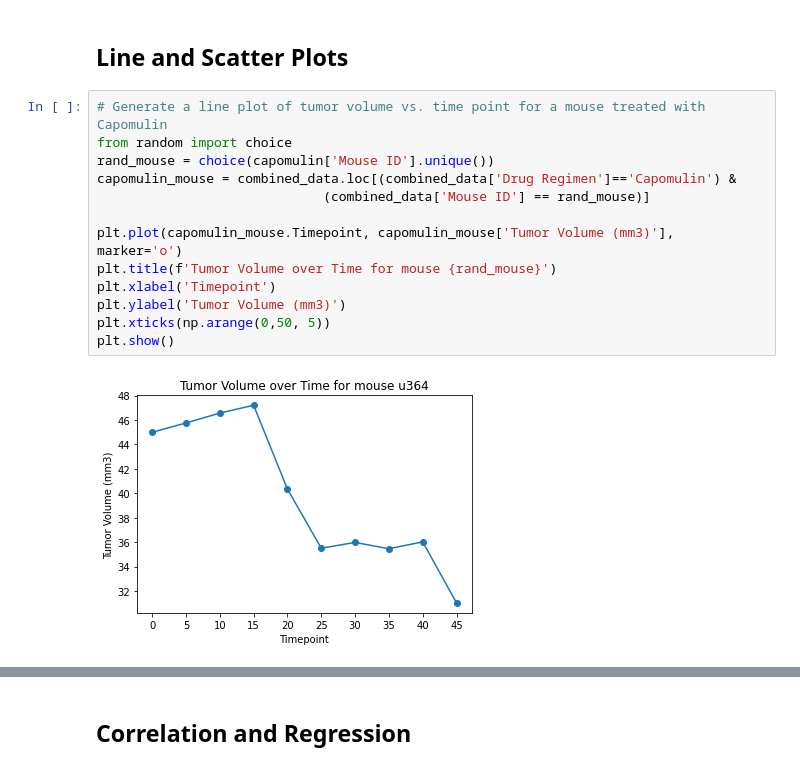
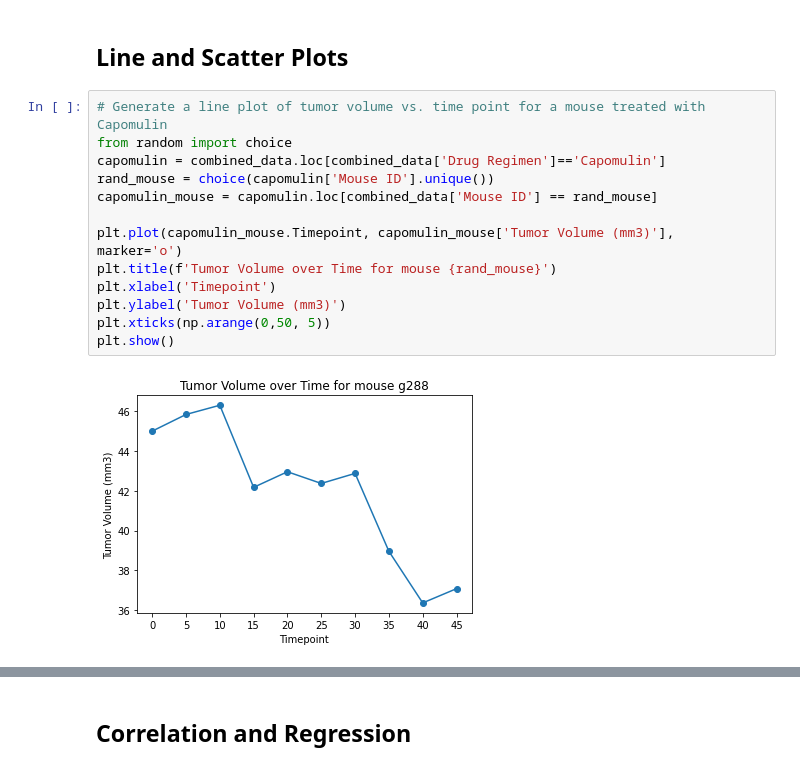
Before and after one commit to danijmartin/matplotlib-challenge, a Jupyter notebook: pymaceuticals.ipynb, the cells around one changed output, grey strips where cells are left out. Cells and saved outputs as stored; diff of their text form.

```diff
--- a/pymaceuticals.ipynb
+++ b/pymaceuticals.ipynb
@@ -241,17 +241,17 @@ plt.show()
 # %%
 # Generate a line plot of tumor volume vs. time point for a mouse treated with Capomulin
 from random import choice
+capomulin = combined_data.loc[combined_data['Drug Regimen']=='Capomulin']
 rand_mouse = choice(capomulin['Mouse ID'].unique())
-capomulin_mouse = combined_data.loc[(combined_data['Drug Regimen']=='Capomulin') &
-                             (combined_data['Mouse ID'] == rand_mouse)]
+capomulin_mouse = capomulin.loc[combined_data['Mouse ID'] == rand_mouse]
 
 plt.plot(capomulin_mouse.Timepoint, capomulin_mouse['Tumor Volume (mm3)'], marker='o')
 plt.title(f'Tumor Volume over Time for mouse {rand_mouse}')
 plt.xlabel('Timepoint')
 plt.ylabel('Tumor Volume (mm3)')
 plt.xticks(np.arange(0,50, 5))
 plt.show()
 # %% [output]
-[figure, old version]
+[figure, new version]
 # %%
 # Generate a scatter plot of average tumor volume vs. mouse weight for the Capomulin regimen
```
Also changed, not shown: parts of 3 cells of this notebook.
